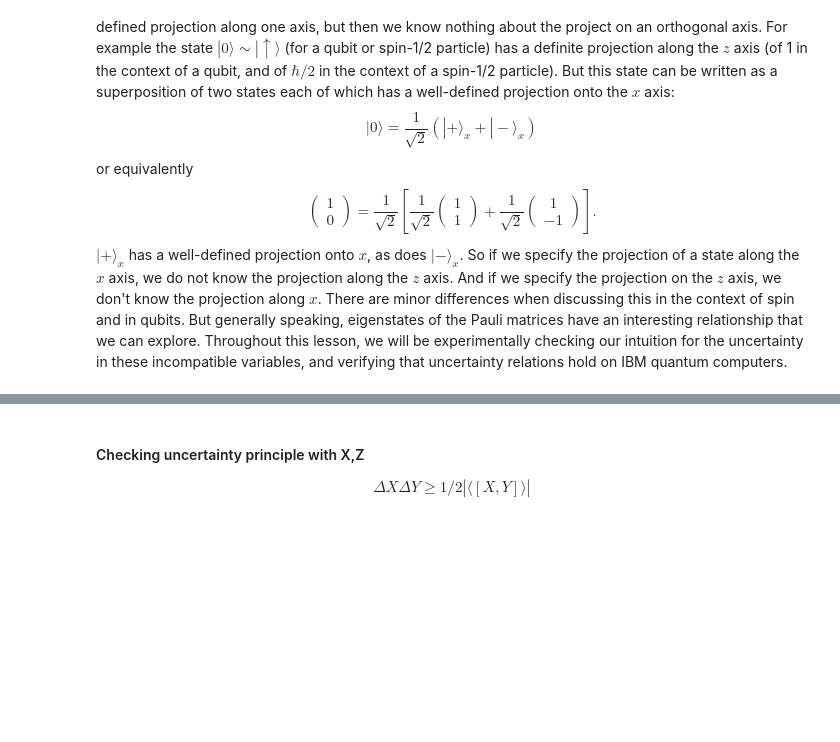
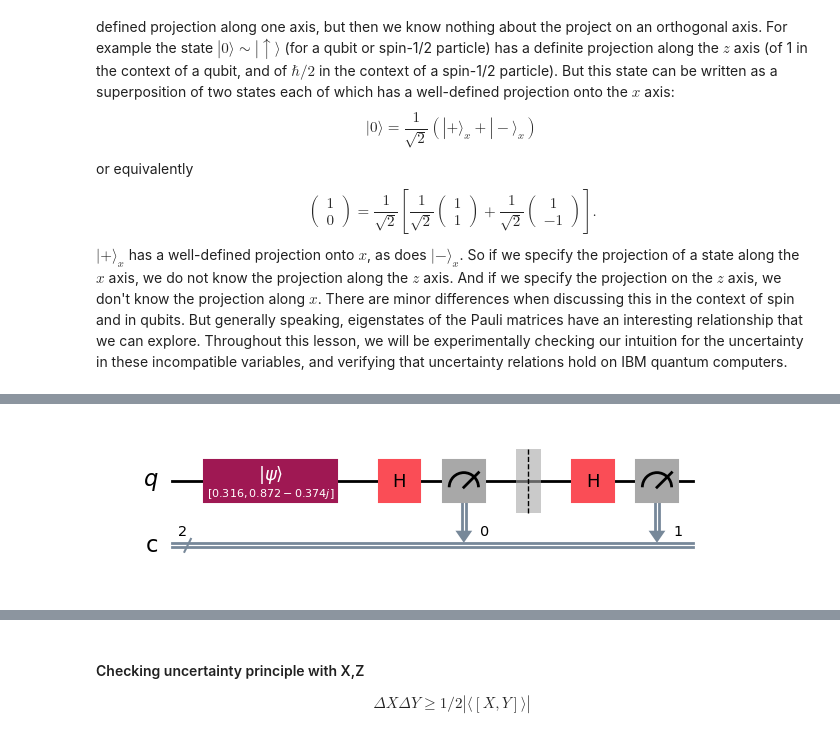
Before and after one commit to tanguyyyy/quantum_computing_psl_week, a Jupyter notebook: Lecture 1/01_3_Heienberg.ipynb, the cells around one changed output, grey strips where cells are left out. Saved outputs shown, nothing was run; the diff lists cells and outputs as text; code cells hidden in the pictures; blank space fills up the shorter version.

```diff
--- a/Lecture 1/01_3_Heienberg.ipynb
+++ b/Lecture 1/01_3_Heienberg.ipynb
@@ -89,0 +138,22 @@ psi0 = random_state()
+# %%
+
+# Circuit to measure in X basis first, then Z basis
+qr = QuantumRegister(1, 'q')
+cr = ClassicalRegister(2, 'c')
+qc = QuantumCircuit(qr, cr)
+
+qc.initialize(psi0,0)
+
+# Measure X
+qc.h(0)
+
+qc.measure(0,0)
+qc.barrier()
+
+#Second measurement on Z
+qc.h(0)
+qc.measure(0,1)
+
+qc.draw('mpl')
+# %% [output]
+[figure, added]
```
Also changed, not shown: parts of 13 cells of this notebook, 1 other file.
